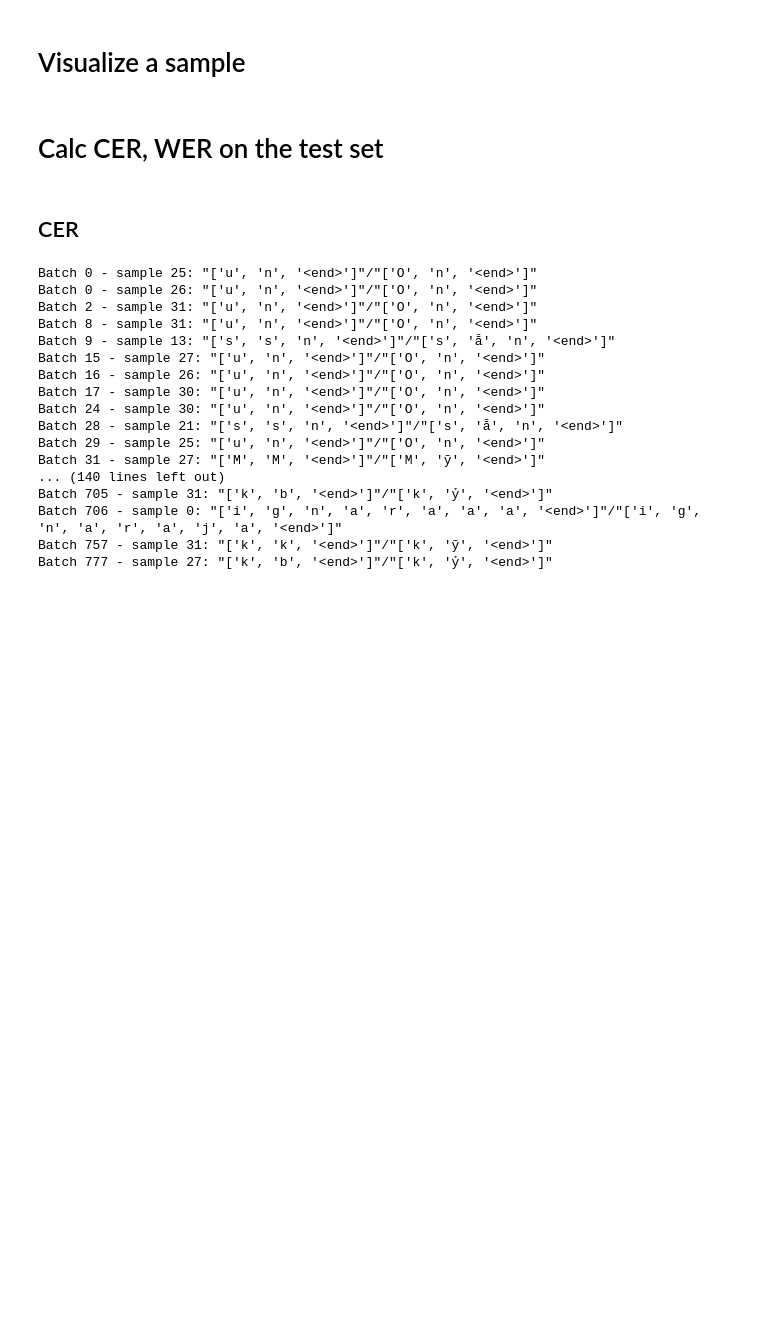
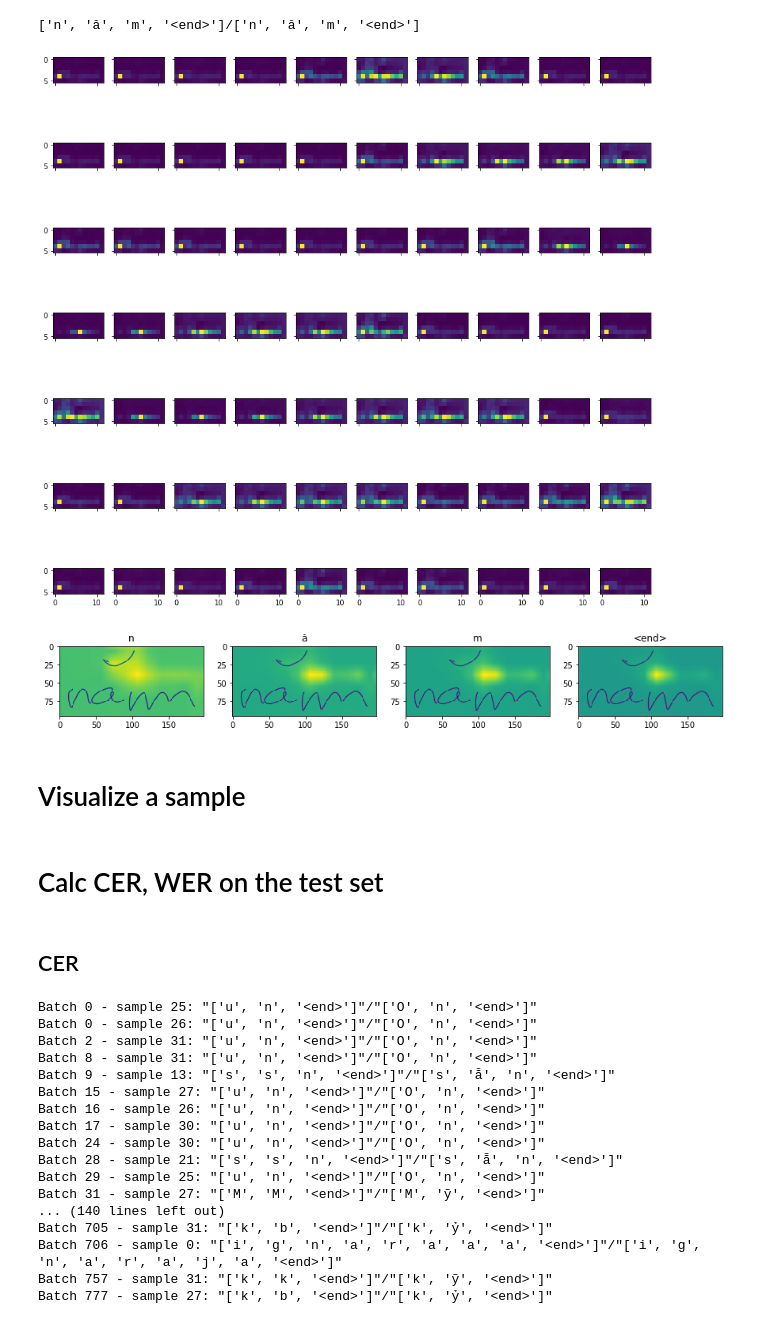
Before and after one commit to VinhLoiIT/vietnamese-htr, a Jupyter notebook: inference_transformer.ipynb, the cells around one changed output. Drawn from its saved outputs; the diff is of its cells as text; code cells hidden in the pictures; blank space fills up the shorter version.

Commit message:
fix output_weights for encoder and update visualize transformer

```diff
--- a/inference_transformer.ipynb
+++ b/inference_transformer.ipynb
@@ -75,3 +53,76 @@ BdbQuit:
+# %%
+iter_test_loader = iter(test_loader)
+# %%
+model.eval()
+with torch.no_grad():
+    imgs, targets, targets_onehot, lengths = next(iter_test_loader)
+    imgs = imgs.to(device)
+    targets = targets.to(device)
+    targets_onehot = targets_onehot.to(device)
+
+    outputs, weights = model.module.greedy(imgs, targets_onehot[[0]].transpose(0,1), output_weights=True)
+    outputs = outputs.topk(1, -1)[1]
+    outputs, targets = outputs.squeeze(-1), targets[1:].transpose(0,1).squeeze(-1)
+    outputs = outputs.cpu()
+    targets = targets.cpu()
+# %%
+def plot_attention(imgs, predicted, groundtruth, weights):
+    imgs = imgs.cpu().squeeze(0) # remove batch_size dim
+    imgs = imgs.permute(1,2,0).numpy() # [C,H,W] -> [H,W,C]
+    image_rows, image_cols = imgs.shape[:2]
+    image_rows, image_cols = round(image_rows/16), round(image_cols/16) # 16 is factor of DenseNet
+    # plt.imshow(imgs)
+
+    encoder_weight, decoder_weight = weights
+    encoder_weight = encoder_weight[0] # layer 0
+    decoder_weight = decoder_weight[0] # layer 0
+
+    # Plot encoder's weights
+    encoder_weight = encoder_weight.squeeze(0).cpu().numpy() # remove batch_size dim
+    fig, axeses = plt.subplots(7, len(encoder_weight) // 7, figsize=(15,15), sharex=True, sharey=True)
+    for t, axes in enumerate(axeses.ravel()):
+        if t >= len(encoder_weight):
+            break
+        weight = encoder_weight[t].reshape(image_rows, image_cols)
+        axes.imshow(weight)
+
+    text_weight, text_image_weight = decoder_weight
+    text_weight = text_weight[0].cpu() # remove batch_size dim
+
+    text_image_weight = text_image_weight[0].cpu() # remove batch_size dim
+    text_image_weight = text_image_weight.reshape(-1, image_rows, image_cols)
+
+    predicted = predicted.squeeze(0) # remove batch_size dim
+    groundtruth = groundtruth.squeeze(0) # remove batch_size dim
+
+    predicted = [vocab.int2char[val] for val in predicted.tolist()]
+    predicted = predicted[:predicted.index(EOS_CHAR) + 1]
+    # predicted = ''.join(predicted)round(
+
+    groundtruth = [vocab.int2char[val] for val in groundtruth.tolist()]
+    groundtruth = groundtruth[:groundtruth.index(EOS_CHAR) + 1]
+    # groundtruth = ''.join(groundtruth)
+
+    print('{}/{}'.format(predicted, groundtruth))
+
+    fig, axeses = plt.subplots(1, len(predicted), figsize=(15,15))
+
+    for t, axes in enumerate(axeses.ravel()):
+        predict_char = predicted[t]
+        axes.set_title(predicted[t])
+
+        text_image_w = text_image_weight[t]
+        text_image_w = skimage.transform.resize(text_image_w, imgs.shape[:2])
+
+        alpha = 0.2
+        blend = imgs[:,:,0] * alpha + text_image_w * (1-alpha)
+        axes.imshow(blend)
+
+plot_attention(imgs, outputs, targets, weights)
+# %% [output]
+['n', 'ă', 'm', '<end>']/['n', 'ă', 'm', '<end>']
+[figure, added]
+[figure, added]
 # %% [markdown]
 # Visualize a sample
 # %%
```
Also changed, not shown: parts of 6 cells of this notebook, 1 other file.
